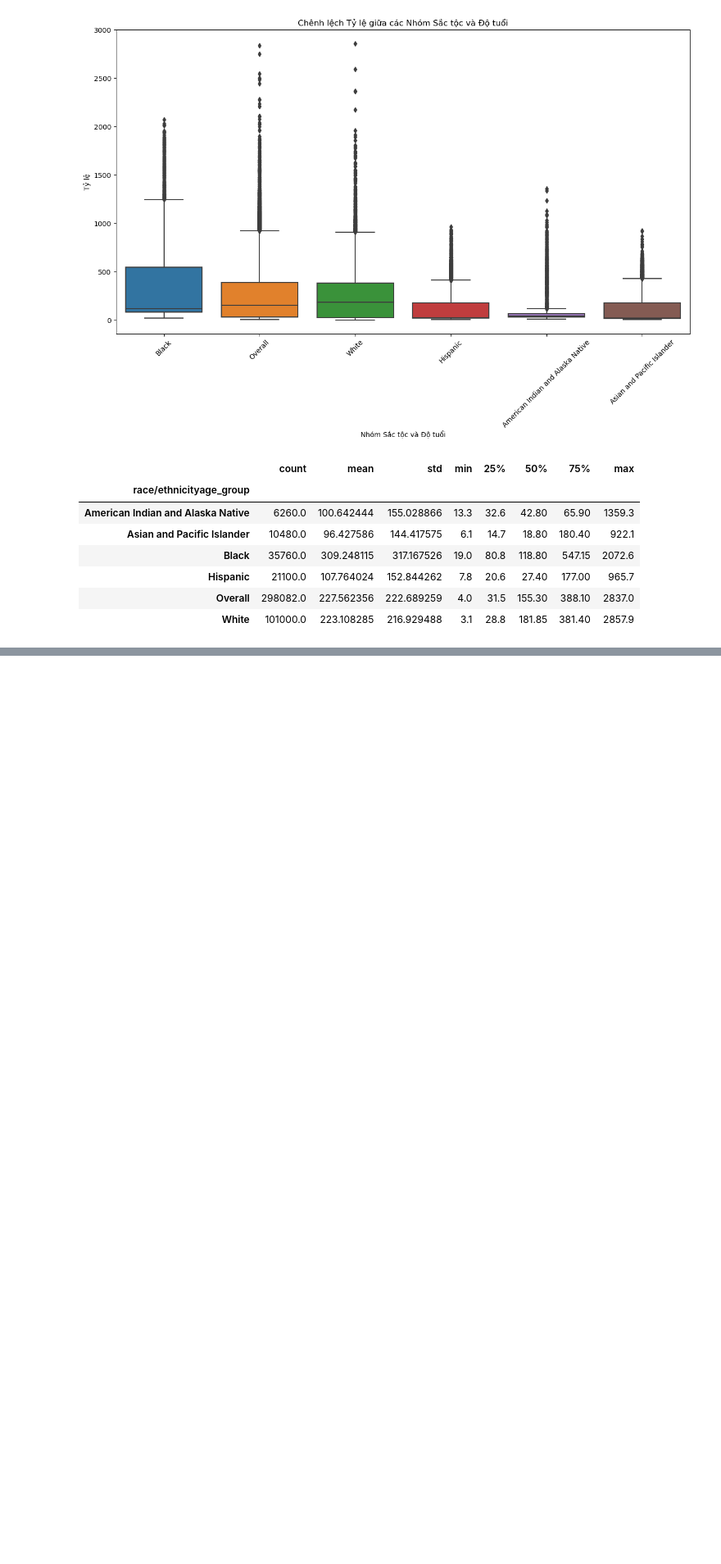
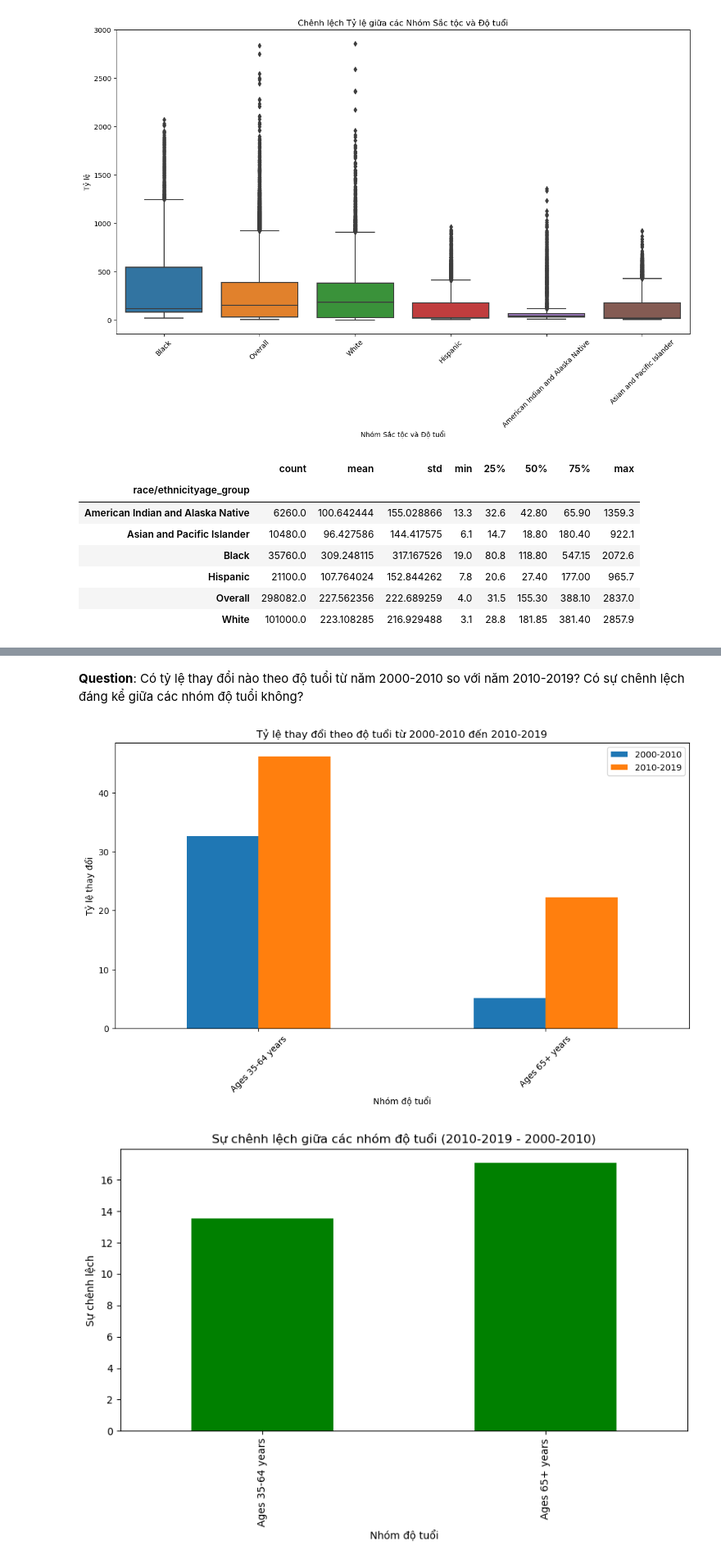
Before and after one commit to GenNyu/Intro2DS, a Jupyter notebook: data_analyzing.ipynb, the cells around one changed output, grey strips where cells are left out. Shown at 82% size. Saved outputs shown, nothing was run; the diff lists cells and outputs as text; code cells hidden in the pictures; blank space fills up the shorter version.

```diff
--- a/data_analyzing.ipynb
+++ b/data_analyzing.ipynb
@@ -53,0 +70,27 @@ Dựa vào Box Plots và group_stats trên, ta rút ra được:
+# %% [markdown]
+**Question**: Có tỷ lệ thay đổi nào theo độ tuổi từ năm 2000-2010 so với năm 2010-2019?
+Có sự chênh lệch đáng kể giữa các nhóm độ tuổi không?
+# %%
+# Tính tỷ lệ thay đổi theo độ tuổi từ năm 2000-2010 đến năm 2010-2019
+change_by_age_group = total_percent_df.groupby(['age_group', 'year']).agg({'data_value': 'mean'}).unstack()
+
+# Tính sự chênh lệch giữa các nhóm độ tuổi
+age_group_diff = change_by_age_group['data_value']['2010-2019'] - change_by_age_group['data_value']['2000-2010']
+
+# Vẽ biểu đồ tỷ lệ thay đổi theo độ tuổi
+change_by_age_group.plot(kind='bar', figsize=(12, 6), rot=45)
+plt.title('Tỷ lệ thay đổi theo độ tuổi từ 2000-2010 đến 2010-2019')
+plt.xlabel('Nhóm độ tuổi')
+plt.ylabel('Tỷ lệ thay đổi')
+plt.legend(['2000-2010', '2010-2019'])
+plt.show()
+
+# Vẽ biểu đồ sự chênh lệch giữa các nhóm độ tuổi
+age_group_diff.plot(kind='bar', figsize=(10, 5), color=['red' if x < 0 else 'green' for x in age_group_diff])
+plt.title('Sự chênh lệch giữa các nhóm độ tuổi (2010-2019 - 2000-2010)')
+plt.xlabel('Nhóm độ tuổi')
+plt.ylabel('Sự chênh lệch')
+plt.show()
+# %% [output]
+[figure, added]
+[figure, added]
```
Also changed, not shown: parts of 2 cells of this notebook.
